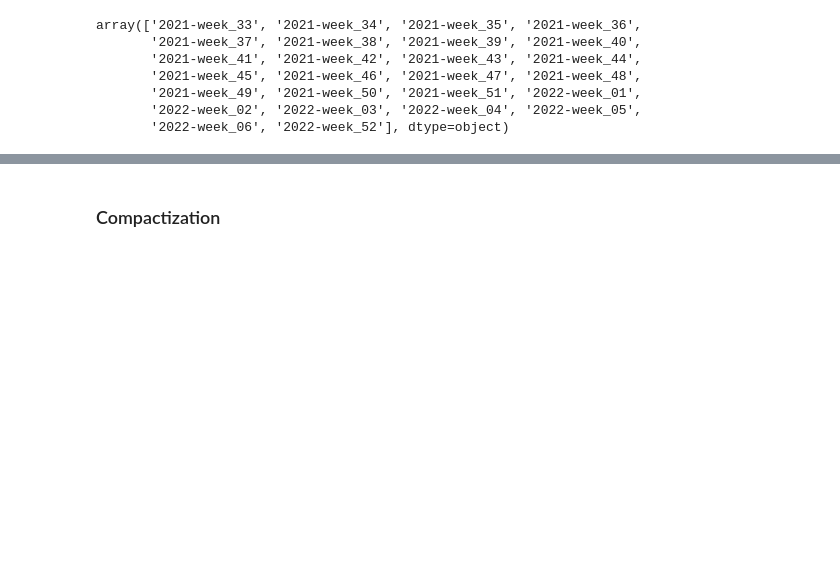
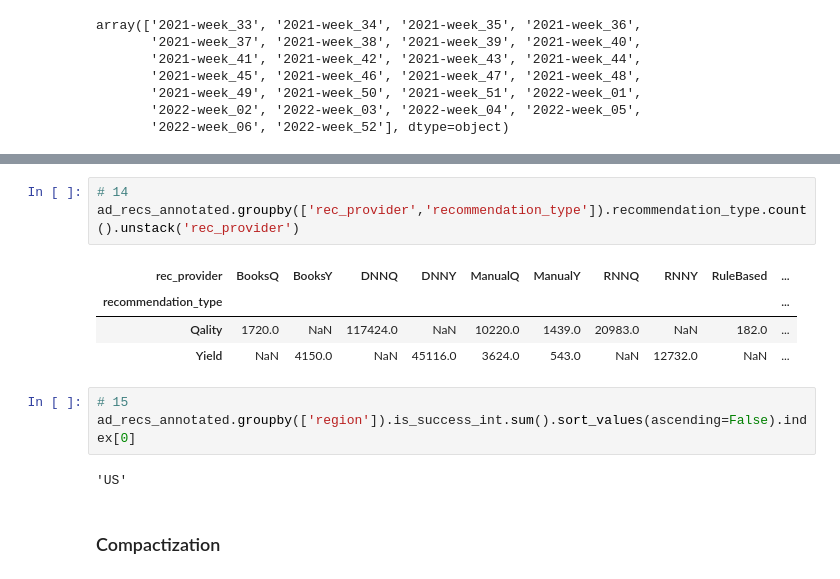
Before and after one commit to edoson/Python-ML--Pandas, a Jupyter notebook: Exercise 2 - Sulotion.ipynb, the cells around one changed output, grey strips where cells are left out. Drawn from its saved outputs; the diff is of its cells as text; blank space fills up the shorter version.

```diff
--- a/Exercise 2 - Sulotion.ipynb
+++ b/Exercise 2 - Sulotion.ipynb
@@ -462,3 +552,16 @@ ad_recs_annotated.groupby(['ad_id','week_id']).is_success_int.unique().unstack('
+# %%
+# 14
+ad_recs_annotated.groupby(['rec_provider','recommendation_type']).recommendation_type.count().unstack('rec_provider')
+# %% [output]
+| rec_provider | BooksQ | BooksY | DNNQ | DNNY | ManualQ | ManualY | RNNQ | RNNY | RuleBased | ... |
+| recommendation_type |  |  |  |  |  |  |  |  |  | ... |
+| Qality | 1720.0 | NaN | 117424.0 | NaN | 10220.0 | 1439.0 | 20983.0 | NaN | 182.0 | ... |
+| Yield | NaN | 4150.0 | NaN | 45116.0 | 3624.0 | 543.0 | NaN | 12732.0 | NaN | ... |
+# %%
+# 15
+ad_recs_annotated.groupby(['region']).is_success_int.sum().sort_values(ascending=False).index[0]
+# %% [output]
+'US'
 # %% [markdown]
 ### Compactization
 # %% [markdown]
```
Also changed, not shown: parts of 22 cells of this notebook.
